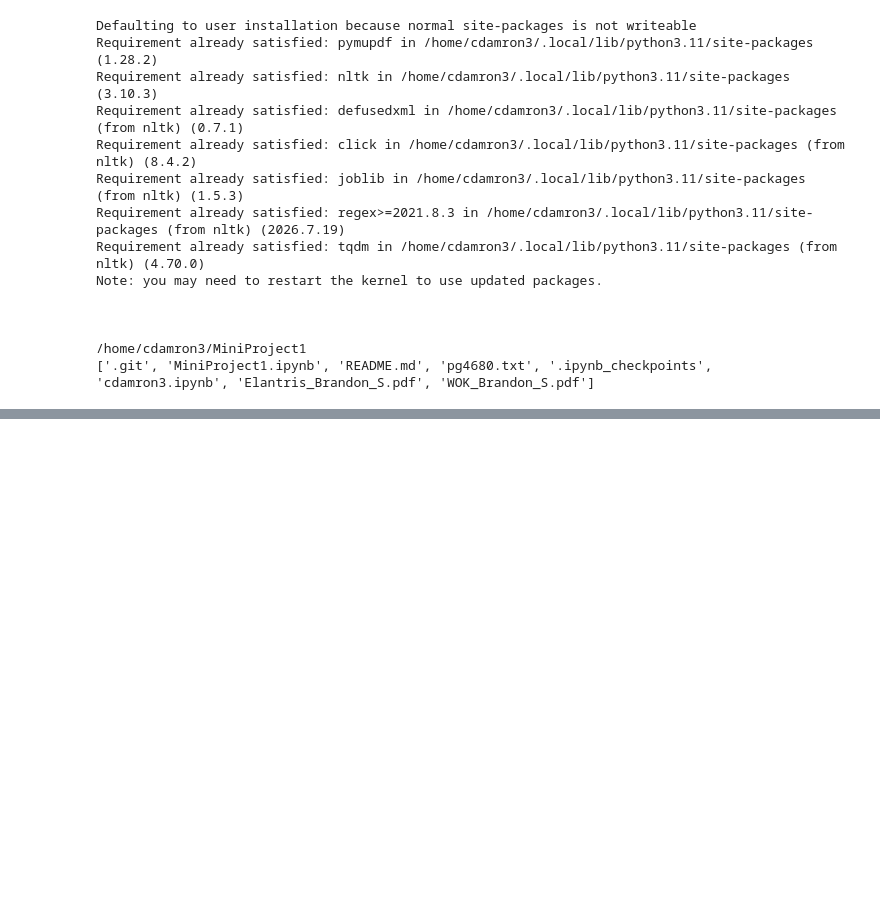
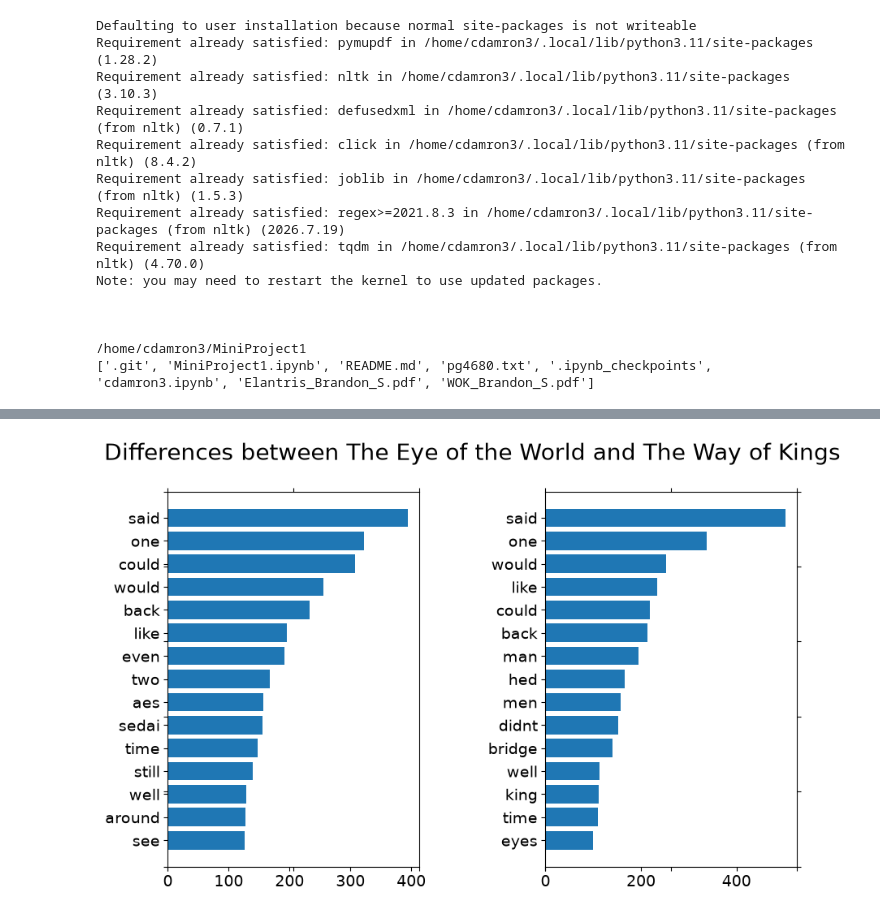
Before and after one commit to SoulScion/MiniProject1, a Jupyter notebook: cdamron3.ipynb, the cells around one changed output, grey strips where cells are left out. Cells and saved outputs as stored; diff of their text form; code cells hidden in the pictures; blank space fills up the shorter version.

```diff
--- a/cdamron3.ipynb
+++ b/cdamron3.ipynb
@@ -193,0 +304,35 @@ plotTwoLists (wf_el, wf_wok, 'Difference between Elantris and The Way of Kings')
+# %%
+# Plotting Results:
+import numpy as np
+import pylab
+import matplotlib.pyplot as plt
+
+%matplotlib inline
+def plotTwoLists (wf_eow, wf_wok2, title):
+    f = plt.figure (figsize=(10, 6))
+    f .suptitle (title, fontsize=20)
+    ax = f.add_subplot(111)
+    ax .spines ['top'] .set_color ('none')
+    ax .spines ['bottom'] .set_color ('none')
+    ax .spines ['left'] .set_color ('none')
+    ax .spines ['right'] .set_color ('none')
+    ax .tick_params (labelcolor='w', top='off', bottom='off', left='off', right='off', labelsize=20)
+
+    # Create two subplots, this is the first one
+    ax1 = f .add_subplot (121)
+    plt .subplots_adjust (wspace=.5)
+
+    pos = np .arange (len(wf_eow))
+    ax1 .tick_params (axis='both', which='major', labelsize=14)
+    pylab .yticks (pos, [ x [0] for x in wf_eow])
+    ax1 .barh (range(len(wf_el)), [ x [1] for x in wf_eow], align='center')
+
+    ax2 = f .add_subplot (122)
+    ax2 .tick_params (axis='both', which='major', labelsize=14)
+    pos = np .arange (len(wf_wok2))
+    pylab .yticks (pos, [ x [0] for x in wf_wok2])
+    ax2 .barh (range (len(wf_wok)), [ x [1] for x in wf_wok2], align='center')
+
+plotTwoLists (wf_eow, wf_wok2, 'Differences between The Eye of the World and The Way of Kings')
+# %% [output]
+[figure, added]
```
Also changed, not shown: parts of 6 cells of this notebook.
